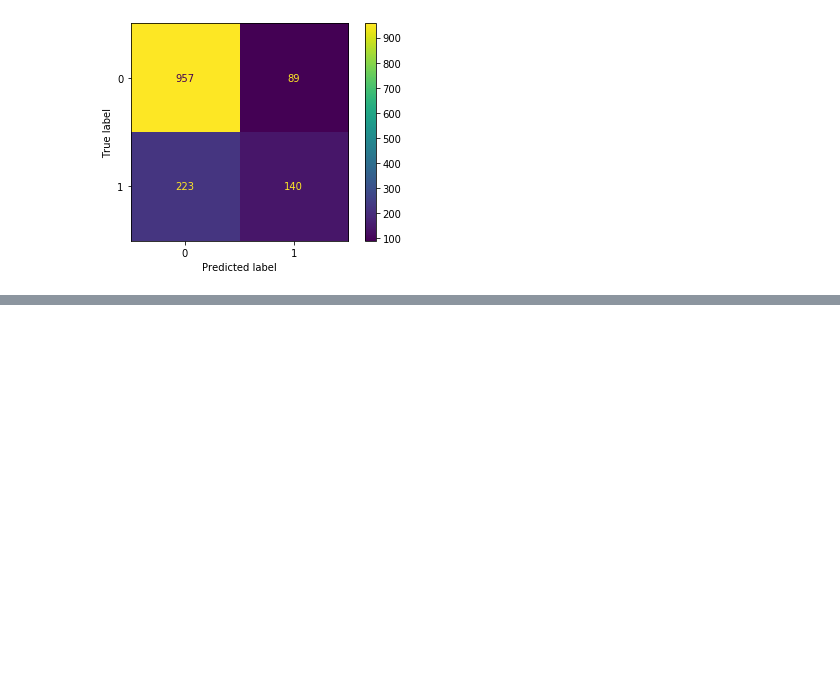
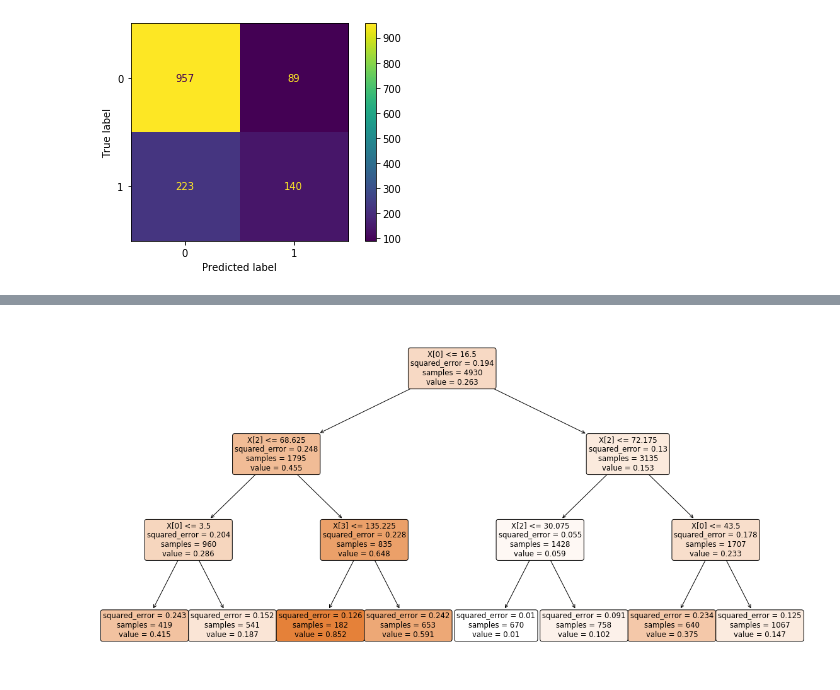
Before and after one commit to Agataplucienik/IronlabAgata, a Jupyter notebook: CHURN.ipynb, the cells around one changed output, grey strips where cells are left out. Cells and saved outputs as stored; diff of their text form; code cells hidden in the pictures; blank space fills up the shorter version.

```diff
--- a/CHURN.ipynb
+++ b/CHURN.ipynb
@@ -318,0 +371,11 @@ disp.plot()
+# %%
+model = DecisionTreeRegressor(max_depth=3)
+
+# Not needed because I'm using a decision tree
+#trans = PowerTransform(), StandardScaler()
+#trans.fit(X_train)
+
+model.fit(X_train, y_train)
+
+y_pred_train = model.predict(X_train)
+y_pred_test  = model.predict(X_test)
@@ -318,0 +430,8 @@ disp.plot()
+# %%
+from sklearn.tree import plot_tree
+fig, axes = plt.subplots(nrows = 1,ncols = 1,figsize = (20,10))
+
+plot_tree(model,filled = True, rounded=True)
+plt.show()
+# %% [output]
+[figure, added]
```
Also changed, not shown: parts of 10 cells of this notebook.
